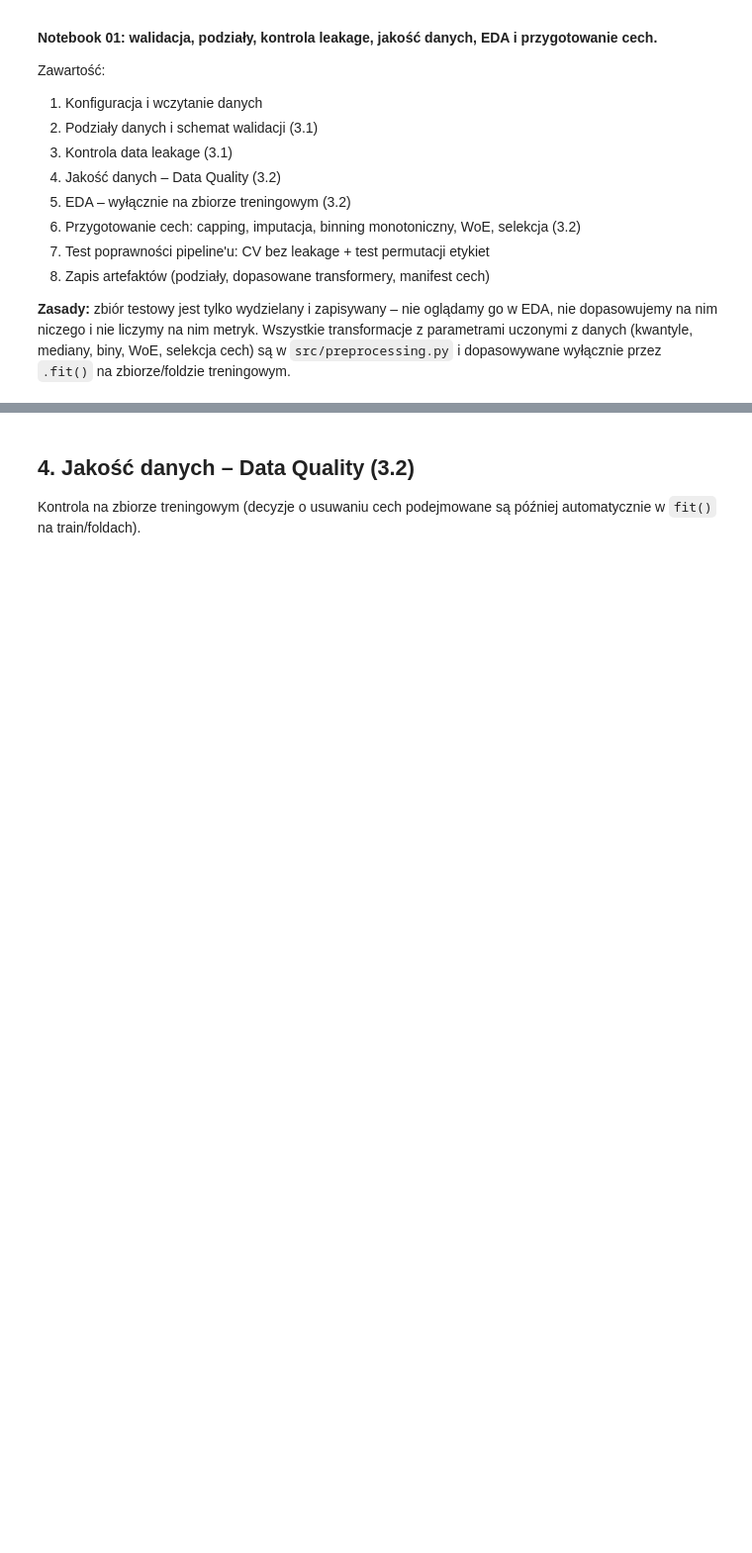
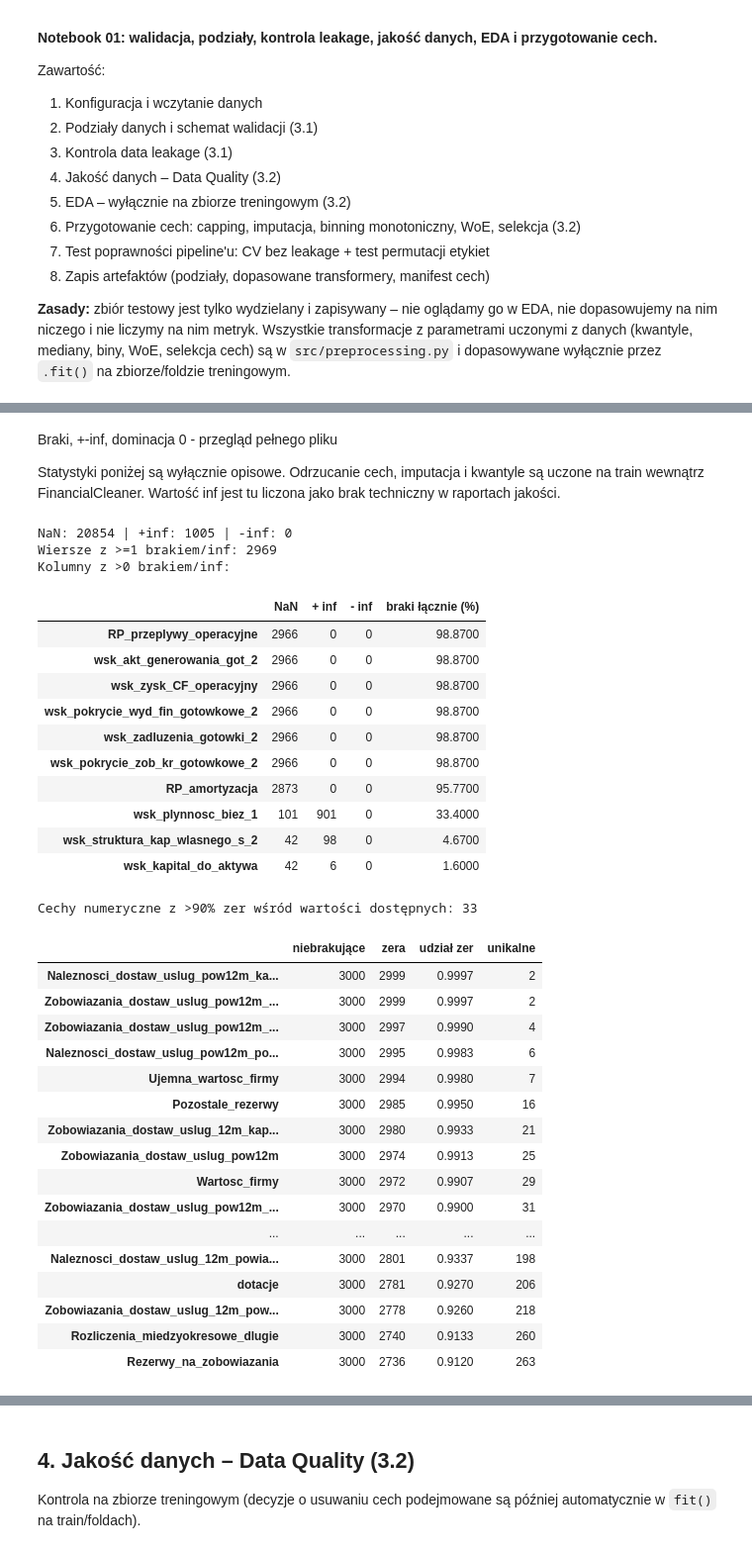
Before and after one commit to kaniaprzemyslaw/Projekt-1---model-scoringowy-ratingowy, a Jupyter notebook: 01_przygotowanie_danych_poprawiony.ipynb, the cells around one changed output, grey strips where cells are left out. Shown at 99% size. Saved outputs shown, nothing was run; the diff lists cells and outputs as text; code cells hidden in the pictures; blank space fills up the shorter version.

```diff
--- a/01_przygotowanie_danych_poprawiony.ipynb
+++ b/01_przygotowanie_danych_poprawiony.ipynb
@@ -39,0 +270,72 @@ for d in (ART_DIR, "src", "figures"):
+# %% [markdown]
+Braki, +-inf, dominacja 0 - przegląd pełnego pliku
+
+Statystyki poniżej są wyłącznie opisowe. Odrzucanie cech, imputacja i kwantyle są uczone na train wewnątrz FinancialCleaner. Wartość inf jest tu liczona jako brak techniczny w raportach jakości.
+# %%
+X_num = X_raw.select_dtypes(include="number")
+inf_plus = pd.Series(np.isposinf(X_num.to_numpy(dtype=float)).sum(axis=0), index=X_num.columns)
+inf_minus = pd.Series(np.isneginf(X_num.to_numpy(dtype=float)).sum(axis=0), index=X_num.columns)
+X_num_finite = X_num.replace([np.inf, -np.inf], np.nan)
+
+braki = X_raw.isna().sum()
+braki_inf = X_raw.isna().copy()
+for c in X_num.columns:
+    braki_inf[c] = X_num_finite[c].isna()
+braki_efektywne = braki_inf.sum().sort_values(ascending=False)
+
+print("NaN:", int(X_raw.isna().sum().sum()),
+      "| +inf:", int(inf_plus.sum()), "| -inf:", int(inf_minus.sum()))
+print("Wiersze z >=1 brakiem/inf:", int(braki_inf.any(axis=1).sum()))
+print("Kolumny z >0 brakiem/inf:")
+display(pd.DataFrame({
+    "NaN": braki,
+    "+ inf": inf_plus.reindex(X_raw.columns, fill_value=0),
+    "- inf": inf_minus.reindex(X_raw.columns, fill_value=0),
+    "braki łącznie (%)": 100 * braki_efektywne / len(X_raw),
+}).fillna(0).query("`braki łącznie (%)` > 0").sort_values("braki łącznie (%)", ascending=False).round(2).head(40))
+
+niebrakujace = X_num_finite.notna().sum()
+liczba_zer = (X_num_finite == 0).sum()
+udzial_zer = liczba_zer.div(niebrakujace.replace(0, np.nan))
+duzo_zer = pd.DataFrame({
+    "niebrakujące": niebrakujace,
+    "zera": liczba_zer,
+    "udział zer": udzial_zer,
+    "unikalne": X_num_finite.nunique(dropna=True),
+})
+duzo_zer = duzo_zer[duzo_zer["udział zer"] > 0.90].sort_values("udział zer", ascending=False)
+print("Cechy numeryczne z >90% zer wśród wartości dostępnych:", len(duzo_zer))
+display(duzo_zer.round(4))
+# %% [output]
+NaN: 20854 | +inf: 1005 | -inf: 0
+Wiersze z >=1 brakiem/inf: 2969
+Kolumny z >0 brakiem/inf:
+|  | NaN | + inf | - inf | braki łącznie (%) |
+| RP_przeplywy_operacyjne | 2966 | 0 | 0 | 98.8700 |
+| wsk_akt_generowania_got_2 | 2966 | 0 | 0 | 98.8700 |
+| wsk_zysk_CF_operacyjny | 2966 | 0 | 0 | 98.8700 |
+| wsk_pokrycie_wyd_fin_gotowkowe_2 | 2966 | 0 | 0 | 98.8700 |
+| wsk_zadluzenia_gotowki_2 | 2966 | 0 | 0 | 98.8700 |
+| wsk_pokrycie_zob_kr_gotowkowe_2 | 2966 | 0 | 0 | 98.8700 |
+| RP_amortyzacja | 2873 | 0 | 0 | 95.7700 |
+| wsk_plynnosc_biez_1 | 101 | 901 | 0 | 33.4000 |
+| wsk_struktura_kap_wlasnego_s_2 | 42 | 98 | 0 | 4.6700 |
+| wsk_kapital_do_aktywa | 42 | 6 | 0 | 1.6000 |
+Cechy numeryczne z >90% zer wśród wartości dostępnych: 33
+|  | niebrakujące | zera | udział zer | unikalne |
+| Naleznosci_dostaw_uslug_pow12m_ka... | 3000 | 2999 | 0.9997 | 2 |
+| Zobowiazania_dostaw_uslug_pow12m_... | 3000 | 2999 | 0.9997 | 2 |
+| Zobowiazania_dostaw_uslug_pow12m_... | 3000 | 2997 | 0.9990 | 4 |
+| Naleznosci_dostaw_uslug_pow12m_po... | 3000 | 2995 | 0.9983 | 6 |
+| Ujemna_wartosc_firmy | 3000 | 2994 | 0.9980 | 7 |
+| Pozostale_rezerwy | 3000 | 2985 | 0.9950 | 16 |
+| Zobowiazania_dostaw_uslug_12m_kap... | 3000 | 2980 | 0.9933 | 21 |
+| Zobowiazania_dostaw_uslug_pow12m | 3000 | 2974 | 0.9913 | 25 |
+| Wartosc_firmy | 3000 | 2972 | 0.9907 | 29 |
+| Zobowiazania_dostaw_uslug_pow12m_... | 3000 | 2970 | 0.9900 | 31 |
+| ... | ... | ... | ... | ... |
+| Naleznosci_dostaw_uslug_12m_powia... | 3000 | 2801 | 0.9337 | 198 |
+| dotacje | 3000 | 2781 | 0.9270 | 206 |
+| Zobowiazania_dostaw_uslug_12m_pow... | 3000 | 2778 | 0.9260 | 218 |
+| Rozliczenia_miedzyokresowe_dlugie | 3000 | 2740 | 0.9133 | 260 |
+| Rezerwy_na_zobowiazania | 3000 | 2736 | 0.9120 | 263 |
```
Also changed, not shown: parts of 47 cells of this notebook.
